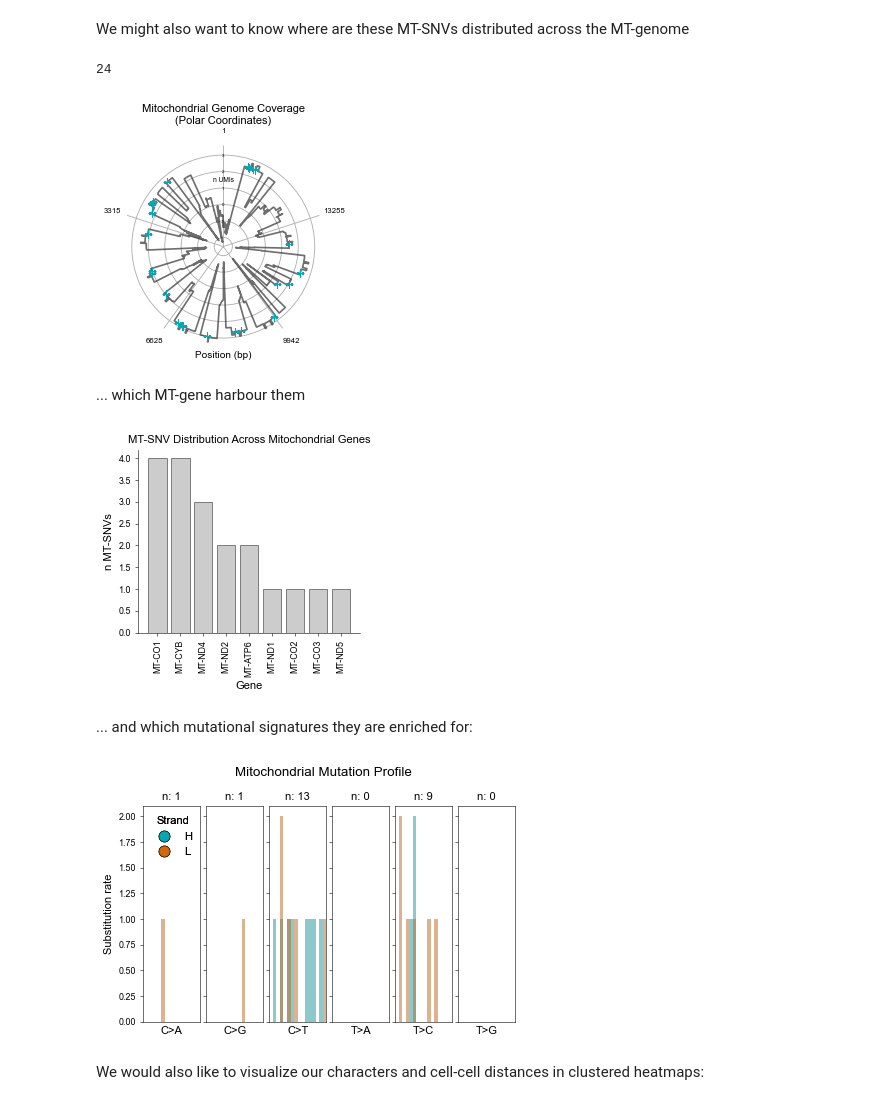
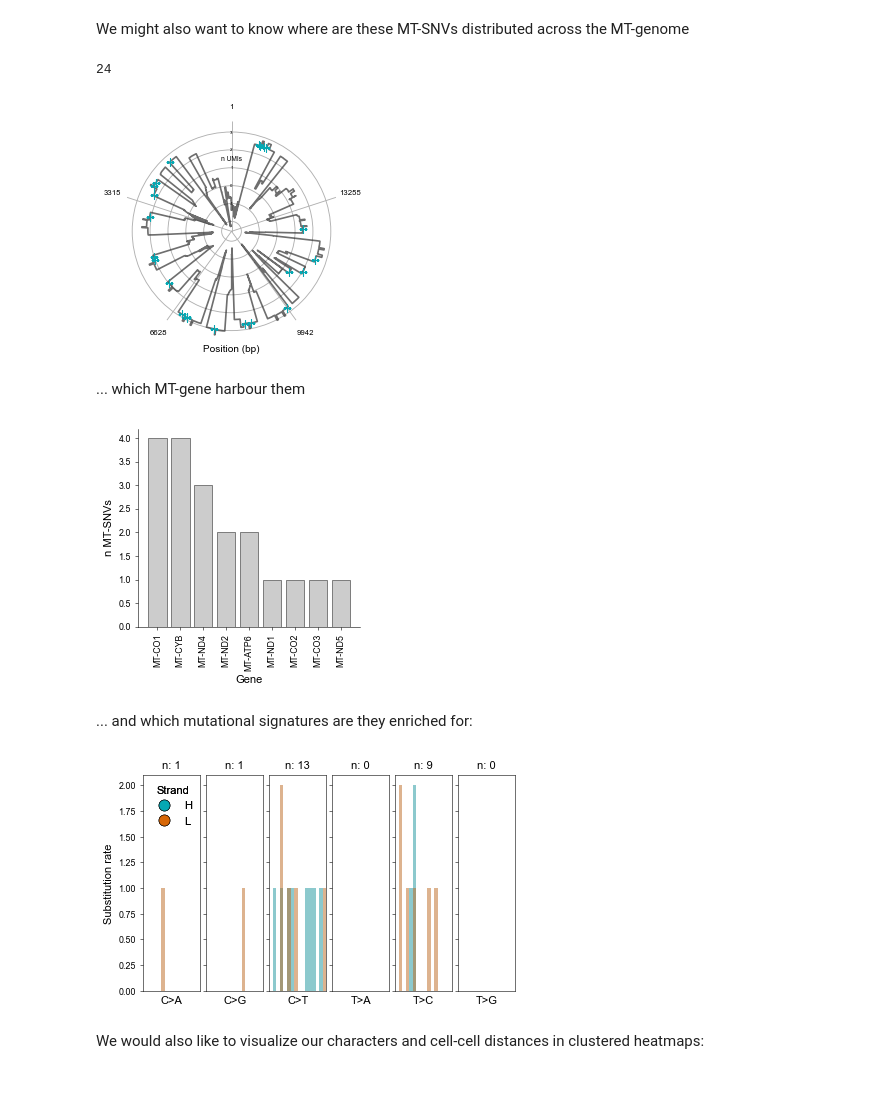
Before and after one commit to andrecossa5/MiTo, a Jupyter notebook: docs/source/getting_started_tutorial.ipynb, the cells around one changed output. Drawn from its saved outputs; the diff is of its cells as text; code cells hidden in the pictures.

```diff
--- a/docs/source/getting_started_tutorial.ipynb
+++ b/docs/source/getting_started_tutorial.ipynb
@@ -363,45 +365,46 @@ plt.show()
 # %% [markdown]
 We might also want to know where are these MT-SNVs distributed across the MT-genome
 # %%
-# Polar plot of MT genome coverage
+# Load coverage data
 cov = mt.io.read_coverage(afm_raw, 'data_test/coverage.txt.gz', 'MDA_clones')
 
-fig, ax = plt.subplots(figsize=(3.5, 3.5), subplot_kw={'projection': 'polar'})
-mt.pl.MT_coverage_polar(cov, var_subset=afm.var_names, ax=ax,
-                       yticks_size=4,
-                       kwargs_subset={'markersize': 8, 'c': '#05A8B3', 'label': 'Selected variants'},
-                       kwargs_main={'c': '#303030', 'linewidth': 1.5, 'alpha': .7, 'label': 'All positions'})
-ax.set_title('Mitochondrial Genome Coverage\n(Polar Coordinates)', pad=20)
+# Visualize MT genome coverage in polar coordinates, with MT-SNVs highlighted
+fig, ax = plt.subplots(figsize=(3.5,3.5), subplot_kw={'projection': 'polar'})
+mt.pl.MT_coverage_polar(
+    cov,
+    var_subset=afm.var_names, ax=ax,
+    yticks_size=4,
+    kwargs_subset={'markersize': 8, 'c': '#05A8B3', 'label': 'Selected variants'},
+    kwargs_main={'c': '#303030', 'linewidth': 1.5, 'alpha': .7, 'label': 'All positions'}
+)
 fig.tight_layout()
 plt.show()
 # %% [output]
 24
-[figure, old version]
+[figure, new version]
 # %% [markdown]
 ... which MT-gene harbour them
 # %%
-# Plot variant distribution across MT genes
+# Load MT-genes annotation
 ref_df = mt.ut.load_mt_gene_annot()
 df_plot = ref_df.query('mut in @afm.var_names')
 
-fig, ax = plt.subplots(figsize=(3.5, 3.5))
+# Plot variant distribution across MT genes
+fig, ax = plt.subplots(figsize=(3.5,3.5))
 plu.counts_plot(df_plot, 'Symbol', width=.8, ax=ax, color='#C0C0C0', edgecolor='k', with_label=False)
 plu.format_ax(ax=ax, rotx=90, ylabel='n MT-SNVs', xlabel='Gene', reduced_spines=True)
-ax.set_title('MT-SNV Distribution Across Mitochondrial Genes')
 fig.tight_layout()
 plt.show()
 # %% [output]
-[figure, old version]
+[figure, new version]
 # %% [markdown]
-... and which mutational signatures they are enriched for:
+... and which mutational signatures are they enriched for:
 # %%
-# Plot mutation profile/signature
-fig = mt.pl.mut_profile(afm.var_names, figsize=(6, 3.5))
-fig.suptitle('Mitochondrial Mutation Profile', y=1.02)
+fig = mt.pl.mut_profile(afm.var_names, figsize=(6,3.5))
 fig.tight_layout()
 plt.show()
 # %% [output]
-[figure, old version]
+[figure, new version]
 # %% [markdown]
 We would also like to visualize our characters and cell-cell distances in clustered heatmaps:
 # %%
```
Also changed, not shown: parts of 35 cells of this notebook, 4 other files.
